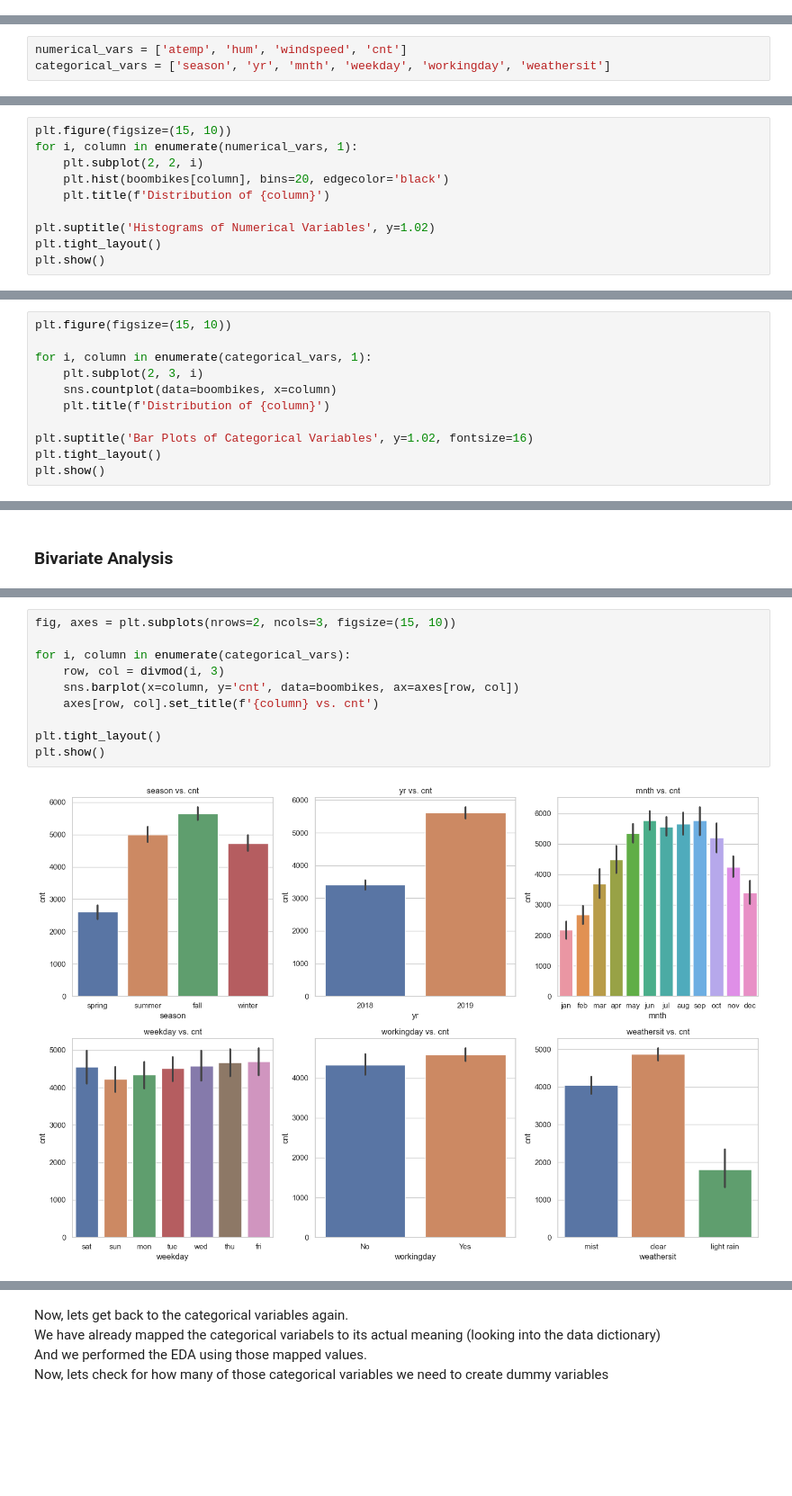
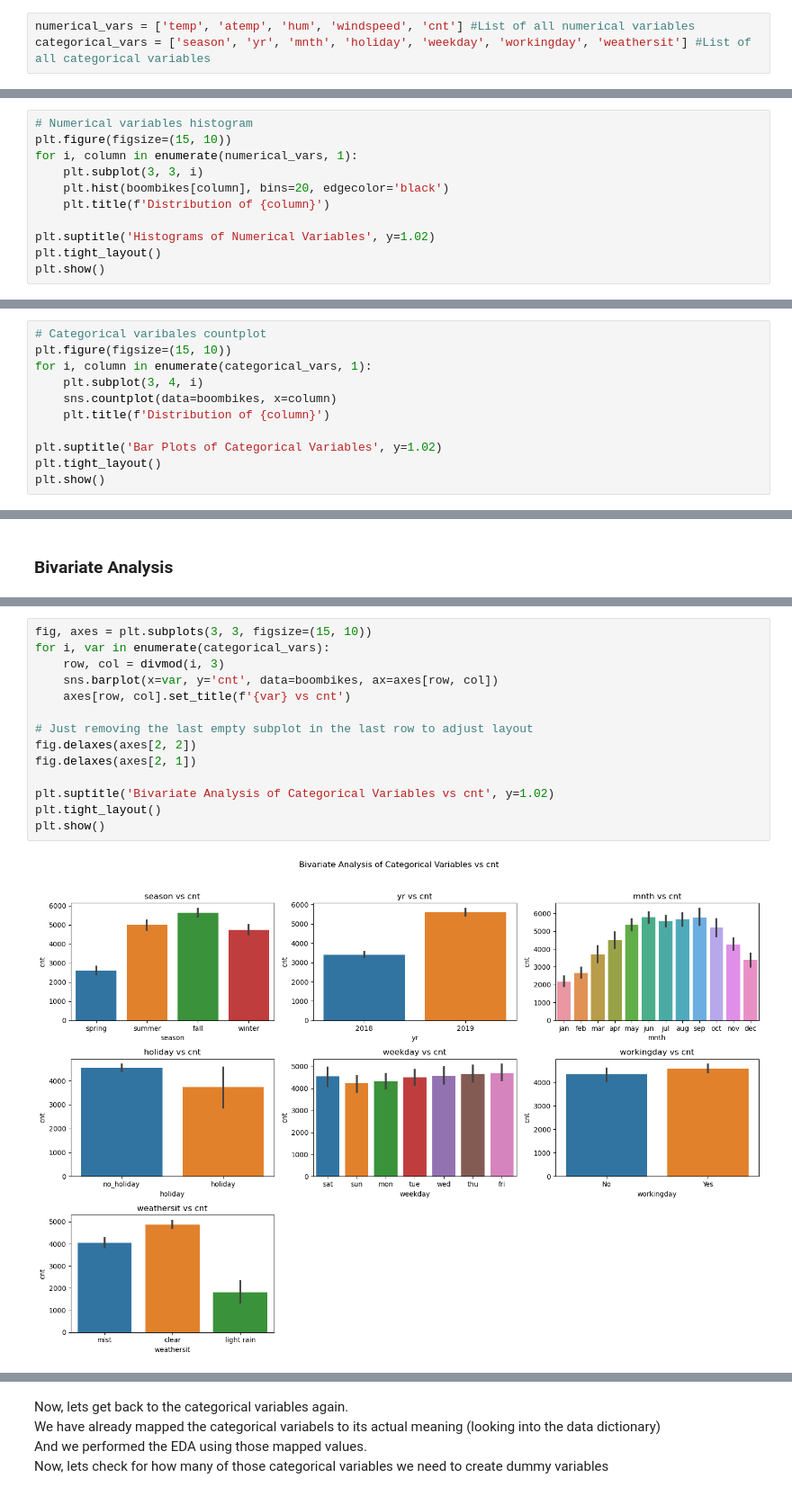
Before and after one commit to shahprashant030/BikeSharingAssignment, a Jupyter notebook: Prashant_Shah.ipynb, the cells around one changed output, grey strips where cells are left out. Shown at 90% size. Drawn from its saved outputs; the diff is of its cells as text; blank space fills up the shorter version.

```diff
--- a/Prashant_Shah.ipynb
+++ b/Prashant_Shah.ipynb
@@ -138,5 +155,5 @@ Now, lets start with EDA.
+# %%
+numerical_vars = ['temp', 'atemp', 'hum', 'windspeed', 'cnt'] #List of all numerical variables
+categorical_vars = ['season', 'yr', 'mnth', 'holiday', 'weekday', 'workingday', 'weathersit'] #List of all categorical variables
 # %% [markdown]
 ### Univariate Analysis
-# %%
-numerical_vars = ['atemp', 'hum', 'windspeed', 'cnt']
-categorical_vars = ['season', 'yr', 'mnth', 'weekday', 'workingday', 'weathersit']
@@ -175,7 +199,8 @@ Also other datas like count, median, standard deviation, etc can be seen in the
 # %%
+# Numerical variables histogram
 plt.figure(figsize=(15, 10))
 for i, column in enumerate(numerical_vars, 1):
-    plt.subplot(2, 2, i)
+    plt.subplot(3, 3, i)
     plt.hist(boombikes[column], bins=20, edgecolor='black')
     plt.title(f'Distribution of {column}')
 
@@ -191,14 +217,14 @@ Here we can see:
 - Windspeed in the dataset has more values in the range 5-16
 - Whereas count of the vehile is pretty much spread in all the ranges but higher count is somewhere around 4000-5000
 # %%
+# Categorical varibales countplot
 plt.figure(figsize=(15, 10))
-
 for i, column in enumerate(categorical_vars, 1):
-    plt.subplot(2, 3, i)
+    plt.subplot(3, 4, i)
     sns.countplot(data=boombikes, x=column)
     plt.title(f'Distribution of {column}')
 
-plt.suptitle('Bar Plots of Categorical Variables', y=1.02, fontsize=16)
+plt.suptitle('Bar Plots of Categorical Variables', y=1.02)
 plt.tight_layout()
 plt.show()
 # %% [output]
@@ -227,16 +258,20 @@ Here we got pretty much information about the numerical variable
 - humidity and windspeed doesn't seems to be having linear regression with cnt. But, we can't judge until we calculate R_square.  P_values and VIF. We will look that in further model building section
 # %%
-fig, axes = plt.subplots(nrows=2, ncols=3, figsize=(15, 10))
+fig, axes = plt.subplots(3, 3, figsize=(15, 10))
+for i, var in enumerate(categorical_vars):
+    row, col = divmod(i, 3)
+    sns.barplot(x=var, y='cnt', data=boombikes, ax=axes[row, col])
+    axes[row, col].set_title(f'{var} vs cnt')
 
-for i, column in enumerate(categorical_vars):
-    row, col = divmod(i, 3)
-    sns.barplot(x=column, y='cnt', data=boombikes, ax=axes[row, col])
-    axes[row, col].set_title(f'{column} vs. cnt')
+# Just removing the last empty subplot in the last row to adjust layout
+fig.delaxes(axes[2, 2])
+fig.delaxes(axes[2, 1])
 
+plt.suptitle('Bivariate Analysis of Categorical Variables vs cnt', y=1.02)
 plt.tight_layout()
 plt.show()
 # %% [output]
-[figure, old version]
+[figure, new version]
 # %% [markdown]
 We can easily analyse the categorical varibles in following ways:
 - Number of booking in fall(autumn) seems to be the most whereas in spring there was the least booking of the bikes
```
Also changed, not shown: parts of 133 cells of this notebook, 2 other files.
